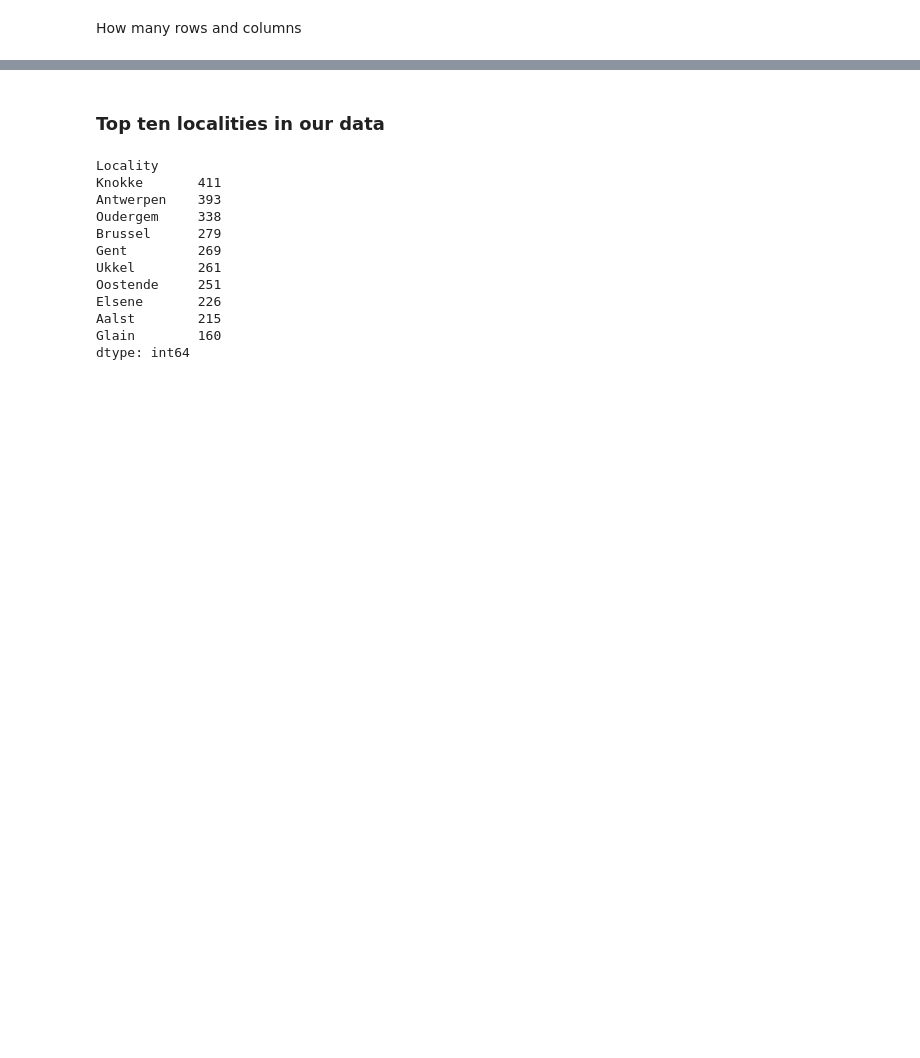
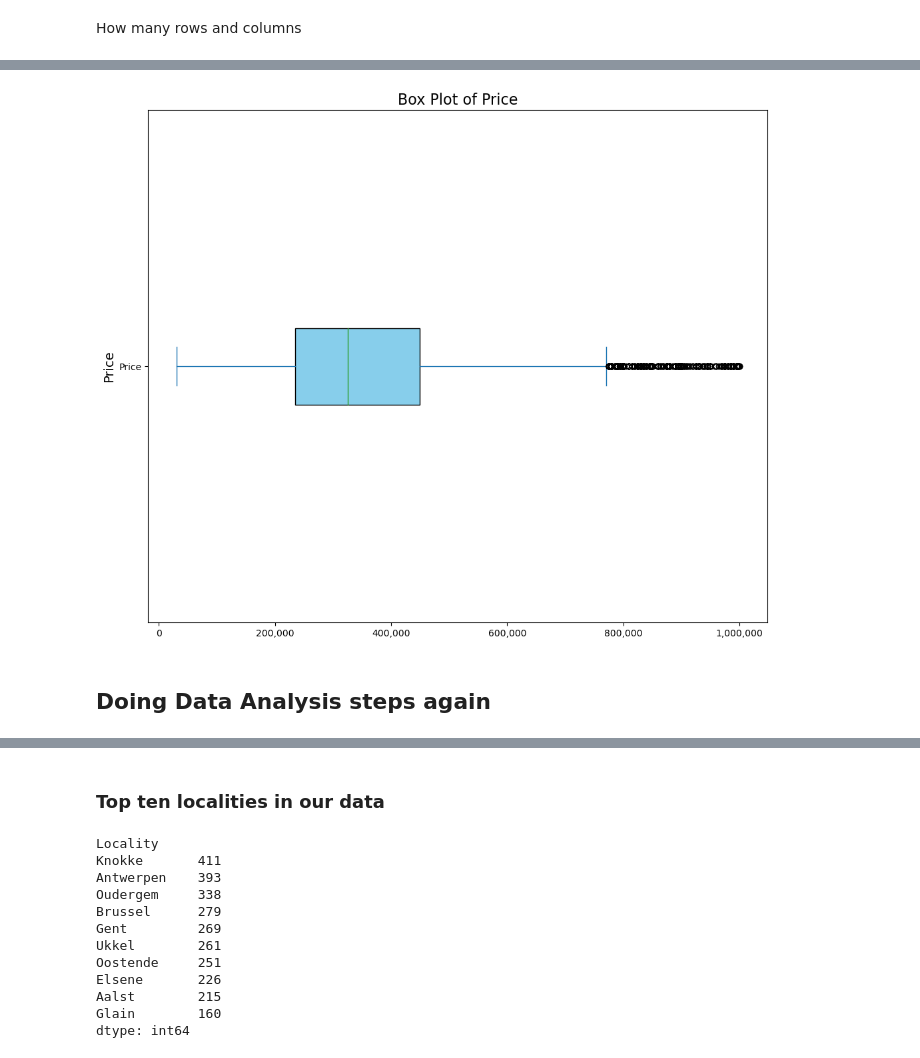
Before and after one commit to Mohammedhussingh/ImmoEliza-Analysis, a Jupyter notebook: Data_Analysis.ipynb, the cells around one changed output, grey strips where cells are left out. Saved outputs shown, nothing was run; the diff lists cells and outputs as text; code cells hidden in the pictures; blank space fills up the shorter version.

```diff
--- a/Data_Analysis.ipynb
+++ b/Data_Analysis.ipynb
@@ -63,4 +198,2 @@ Data.shape
 # %%
-filtered_count = Data[(Data.Price < 1000000) & (Data.Price > 100000)].count()
-Extreme =len(Data)-filtered_count
-Extreme[0]
+Data_cleaned = Data[~((Data.Price > 1000000) | (Data.Price < 30000))]
@@ -68,0 +217,15 @@ Extreme[0]
+# %%
+Data_cleaned.Price.describe().astype(int)
+plt.figure(figsize=(12,10))
+Data_cleaned.Price.plot(kind='box', patch_artist=True,vert=False, boxprops=dict(facecolor='skyblue', color='black'))
+# Customize the plot
+plt.title('Box Plot of Price', fontsize=16)
+plt.ylabel('Price', fontsize=14)
+
+plt.gca().xaxis.set_major_formatter(ticker.FuncFormatter(lambda y, _: f'{y/1:,.0f}'))
+
+plt.show()
+# %% [output]
+[figure, added]
+# %% [markdown]
+## Doing  Data Analysis steps again
```
Also changed, not shown: parts of 38 cells of this notebook.
